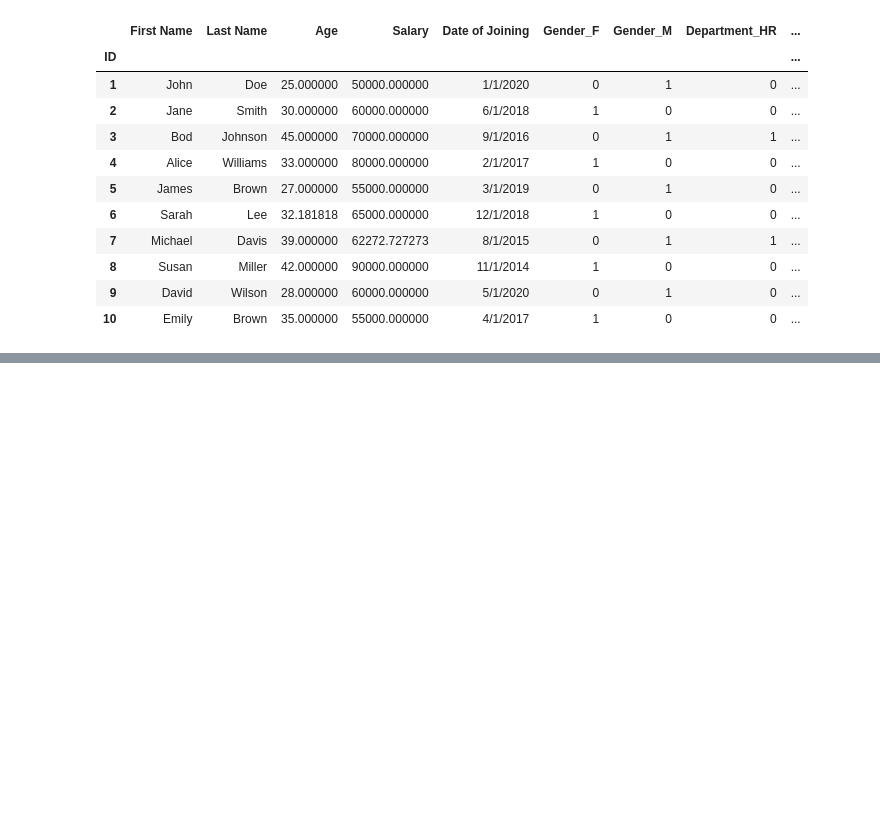
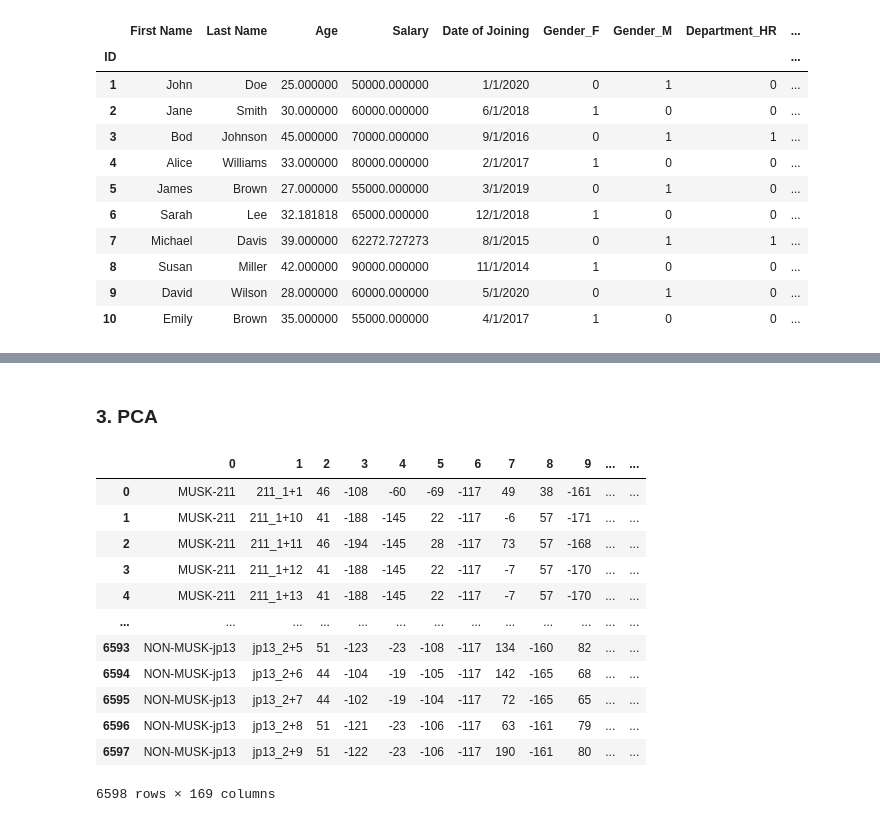
Before and after one commit to tano-dev/Data-Mining_MTH10358, a Jupyter notebook: Homeworks/TH/1/BTTH_DM_23110163_Tuan1.ipynb, the cells around one changed output, grey strips where cells are left out. Saved outputs shown, nothing was run; the diff lists cells and outputs as text; code cells hidden in the pictures; blank space fills up the shorter version.

```diff
--- a/Homeworks/TH/1/BTTH_DM_23110163_Tuan1.ipynb
+++ b/Homeworks/TH/1/BTTH_DM_23110163_Tuan1.ipynb
@@ -98,0 +459,20 @@ df
+# %% [markdown]
+### 3. PCA
+# %%
+
+df2 = pd.read_csv(r'C:\Users\lenovo\OneDrive\Document\Data-Mining_MTH10358\Homeworks\TH\1\musk+version+2\clean2.data', header=None, delimiter=',')
+df2
+# %% [output]
+|  | 0 | 1 | 2 | 3 | 4 | 5 | 6 | 7 | 8 | 9 | ... | ... |
+| 0 | MUSK-211 | 211_1+1 | 46 | -108 | -60 | -69 | -117 | 49 | 38 | -161 | ... | ... |
+| 1 | MUSK-211 | 211_1+10 | 41 | -188 | -145 | 22 | -117 | -6 | 57 | -171 | ... | ... |
+| 2 | MUSK-211 | 211_1+11 | 46 | -194 | -145 | 28 | -117 | 73 | 57 | -168 | ... | ... |
+| 3 | MUSK-211 | 211_1+12 | 41 | -188 | -145 | 22 | -117 | -7 | 57 | -170 | ... | ... |
+| 4 | MUSK-211 | 211_1+13 | 41 | -188 | -145 | 22 | -117 | -7 | 57 | -170 | ... | ... |
+| ... | ... | ... | ... | ... | ... | ... | ... | ... | ... | ... | ... | ... |
+| 6593 | NON-MUSK-jp13 | jp13_2+5 | 51 | -123 | -23 | -108 | -117 | 134 | -160 | 82 | ... | ... |
+| 6594 | NON-MUSK-jp13 | jp13_2+6 | 44 | -104 | -19 | -105 | -117 | 142 | -165 | 68 | ... | ... |
+| 6595 | NON-MUSK-jp13 | jp13_2+7 | 44 | -102 | -19 | -104 | -117 | 72 | -165 | 65 | ... | ... |
+| 6596 | NON-MUSK-jp13 | jp13_2+8 | 51 | -121 | -23 | -106 | -117 | 63 | -161 | 79 | ... | ... |
+| 6597 | NON-MUSK-jp13 | jp13_2+9 | 51 | -122 | -23 | -106 | -117 | 190 | -161 | 80 | ... | ... |
+6598 rows × 169 columns
```
Also changed, not shown: parts of 29 cells of this notebook, 9 other files.
